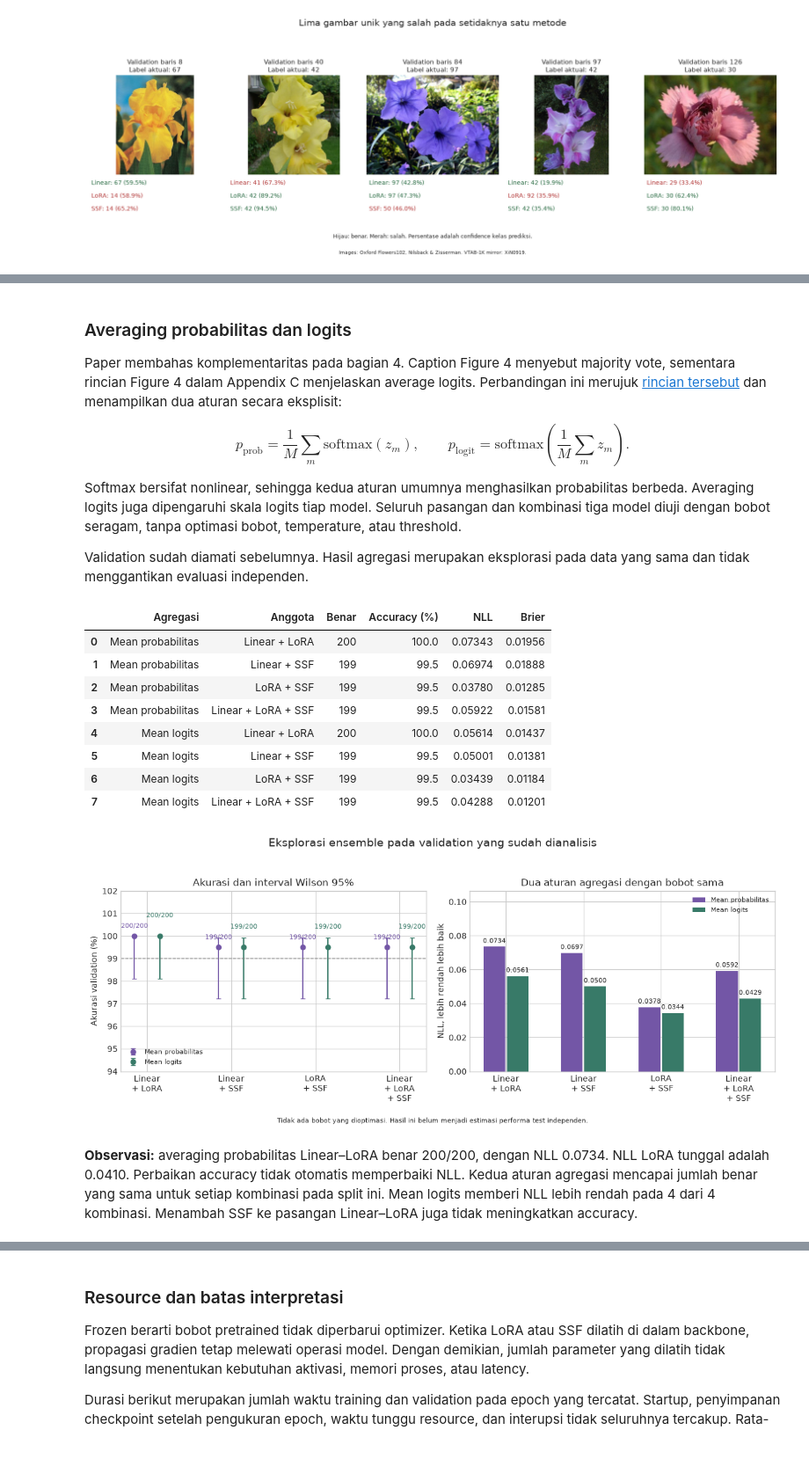
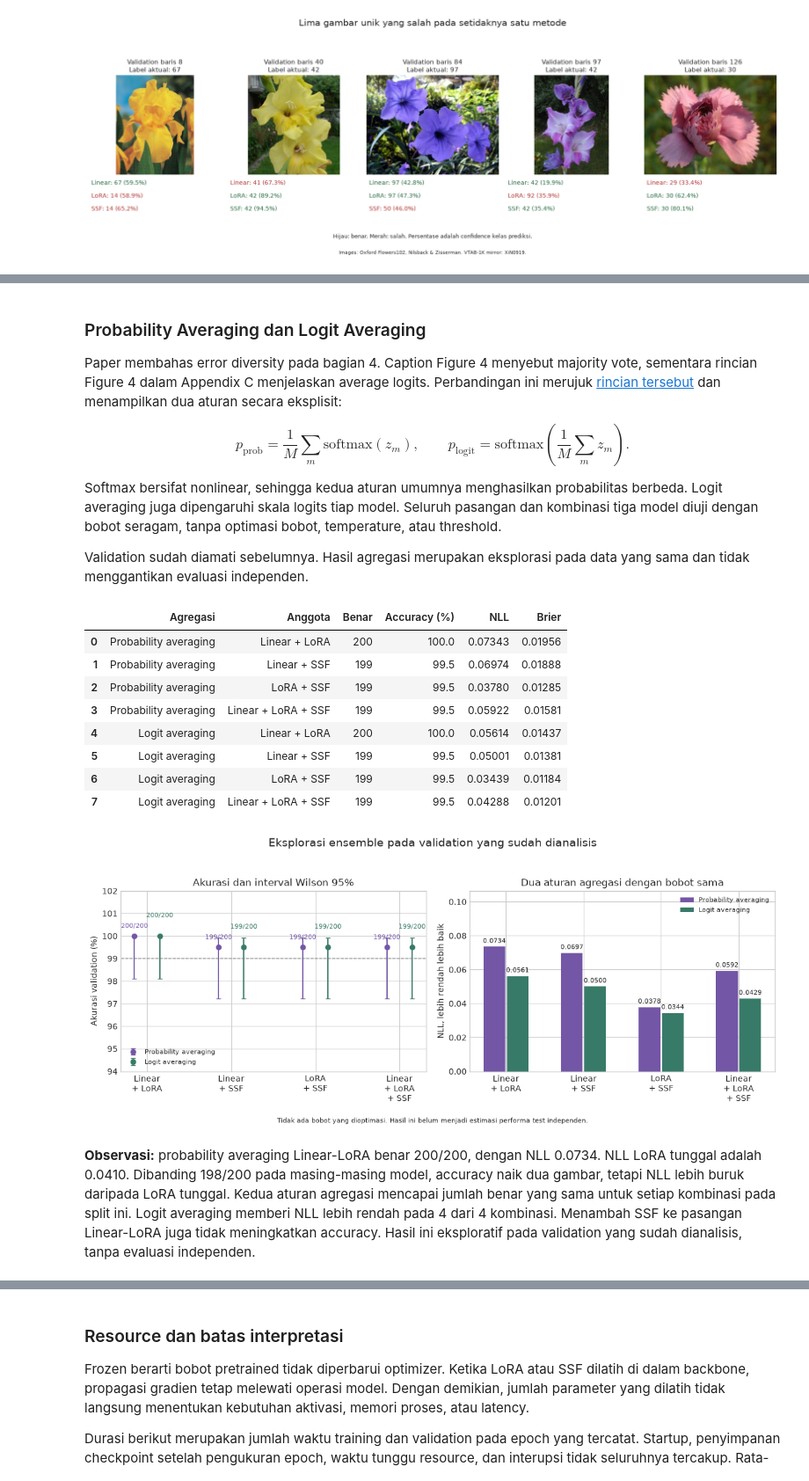
Before and after one commit to alifnw/peft-vision-flowers102, a Jupyter notebook: notebooks/01_flowers102_checkpoint1.ipynb, the cells around one changed output, grey strips where cells are left out. Shown at 88% size. Cells and saved outputs as stored; diff of their text form; code cells hidden in the pictures; blank space fills up the shorter version.

```diff
--- a/notebooks/01_flowers102_checkpoint1.ipynb
+++ b/notebooks/01_flowers102_checkpoint1.ipynb
@@ -459,50 +493,50 @@ Linear benar pada baris 97 dengan confidence sekitar 19,9%, tetapi salah pada ba
 # %% [markdown]
-### Averaging probabilitas dan logits
+### Probability Averaging dan Logit Averaging
 
-Paper membahas komplementaritas pada bagian 4. Caption Figure 4 menyebut majority vote, sementara rincian Figure 4 dalam Appendix C menjelaskan average logits. Perbandingan ini merujuk [rincian tersebut](https://arxiv.org/html/2409.16434v5) dan menampilkan dua aturan secara eksplisit:
+Paper membahas error diversity pada bagian 4. Caption Figure 4 menyebut majority vote, sementara rincian Figure 4 dalam Appendix C menjelaskan average logits. Perbandingan ini merujuk [rincian tersebut](https://arxiv.org/html/2409.16434v5) dan menampilkan dua aturan secara eksplisit:
 
 $$p_{\mathrm{prob}}=\frac{1}{M}\sum_m\mathrm{softmax}(z_m),\qquad
 p_{\mathrm{logit}}=\mathrm{softmax}\left(\frac{1}{M}\sum_m z_m\right).$$
 
-Softmax bersifat nonlinear, sehingga kedua aturan umumnya menghasilkan probabilitas berbeda. Averaging logits juga dipengaruhi skala logits tiap model. Seluruh pasangan dan kombinasi tiga model diuji dengan bobot seragam, tanpa optimasi bobot, temperature, atau threshold.
+Softmax bersifat nonlinear, sehingga kedua aturan umumnya menghasilkan probabilitas berbeda. Logit averaging juga dipengaruhi skala logits tiap model. Seluruh pasangan dan kombinasi tiga model diuji dengan bobot seragam, tanpa optimasi bobot, temperature, atau threshold.
 
 Validation sudah diamati sebelumnya. Hasil agregasi merupakan eksplorasi pada data yang sama dan tidak menggantikan evaluasi independen.
 # %%
 ensembles = analysis.ensemble_table(runs)
 exports.table(ensembles, "exploratory-ensembles", "Diskusi",
-              "Empat kombinasi anggota dibandingkan dengan mean probabilitas dan mean logits.",
+              "Empat kombinasi anggota dibandingkan dengan probability averaging dan logit averaging.",
               "Delapan hasil eksplorasi pada validation yang sudah dianalisis.")
 display(ensembles[["aggregation", "ensemble", "correct", "accuracy_percent", "nll", "brier_multiclass_sum"]]
-        .replace({"aggregation": {"probability_mean": "Mean probabilitas", "logit_mean": "Mean logits"}})
+        .replace({"aggregation": {"probability_mean": "Probability averaging", "logit_mean": "Logit averaging"}})
         .round(5).rename(columns={"aggregation": "Agregasi", "ensemble": "Anggota", "correct": "Benar",
                                   "accuracy_percent": "Accuracy (%)", "nll": "NLL", "brier_multiclass_sum": "Brier"}))
 show_asset(figures.ensemble_results(ensembles), "exploratory-ensembles", "Diskusi",
            "Accuracy dan NLL dari dua aturan agregasi.",
            "Tidak ada pemilihan bobot atau hasil test independen.")
 mean_pair = ensembles.loc[(ensembles["aggregation"] == "probability_mean") &
                            (ensembles["ensemble"] == "Linear + LoRA")].iloc[0]
 prob_nll = ensembles.loc[ensembles["aggregation"] == "probability_mean"].set_index("ensemble")["nll"]
 logit_nll = ensembles.loc[ensembles["aggregation"] == "logit_mean"].set_index("ensemble")["nll"]
 lower_nll_count = int((logit_nll < prob_nll).sum())
 display(Markdown(
-    f"**Observasi:** averaging probabilitas Linear–LoRA benar {int(mean_pair['correct'])}/200, "
+    f"**Observasi:** probability averaging Linear-LoRA benar {int(mean_pair['correct'])}/200, "
     f"dengan NLL {mean_pair['nll']:.4f}. NLL LoRA tunggal adalah {runs['LoRA']['metrics']['nll']:.4f}. "
-    "Perbaikan accuracy tidak otomatis memperbaiki NLL. Kedua aturan agregasi mencapai jumlah benar yang sama "
-    f"untuk setiap kombinasi pada split ini. Mean logits memberi NLL lebih rendah pada {lower_nll_count} dari {len(prob_nll)} kombinasi. "
-    "Menambah SSF ke pasangan Linear–LoRA juga tidak meningkatkan accuracy."
+    "Dibanding 198/200 pada masing-masing model, accuracy naik dua gambar, tetapi NLL lebih buruk daripada LoRA tunggal. Kedua aturan agregasi mencapai jumlah benar yang sama "
+    f"untuk setiap kombinasi pada split ini. Logit averaging memberi NLL lebih rendah pada {lower_nll_count} dari {len(prob_nll)} kombinasi. "
+    "Menambah SSF ke pasangan Linear-LoRA juga tidak meningkatkan accuracy. Hasil ini eksploratif pada validation yang sudah dianalisis, tanpa evaluasi independen."
 ))
 # %% [output]
 |  | Agregasi | Anggota | Benar | Accuracy (%) | NLL | Brier |
-| 0 | Mean probabilitas | Linear + LoRA | 200 | 100.0 | 0.07343 | 0.01956 |
-| 1 | Mean probabilitas | Linear + SSF | 199 | 99.5 | 0.06974 | 0.01888 |
-| 2 | Mean probabilitas | LoRA + SSF | 199 | 99.5 | 0.03780 | 0.01285 |
-| 3 | Mean probabilitas | Linear + LoRA + SSF | 199 | 99.5 | 0.05922 | 0.01581 |
-| 4 | Mean logits | Linear + LoRA | 200 | 100.0 | 0.05614 | 0.01437 |
-| 5 | Mean logits | Linear + SSF | 199 | 99.5 | 0.05001 | 0.01381 |
-| 6 | Mean logits | LoRA + SSF | 199 | 99.5 | 0.03439 | 0.01184 |
-| 7 | Mean logits | Linear + LoRA + SSF | 199 | 99.5 | 0.04288 | 0.01201 |
+| 0 | Probability averaging | Linear + LoRA | 200 | 100.0 | 0.07343 | 0.01956 |
+| 1 | Probability averaging | Linear + SSF | 199 | 99.5 | 0.06974 | 0.01888 |
+| 2 | Probability averaging | LoRA + SSF | 199 | 99.5 | 0.03780 | 0.01285 |
+| 3 | Probability averaging | Linear + LoRA + SSF | 199 | 99.5 | 0.05922 | 0.01581 |
+| 4 | Logit averaging | Linear + LoRA | 200 | 100.0 | 0.05614 | 0.01437 |
+| 5 | Logit averaging | Linear + SSF | 199 | 99.5 | 0.05001 | 0.01381 |
+| 6 | Logit averaging | LoRA + SSF | 199 | 99.5 | 0.03439 | 0.01184 |
+| 7 | Logit averaging | Linear + LoRA + SSF | 199 | 99.5 | 0.04288 | 0.01201 |
-[figure, old version]
+[figure, new version]
-**Observasi:** averaging probabilitas Linear–LoRA benar 200/200, dengan NLL 0.0734. NLL LoRA tunggal adalah 0.0410. Perbaikan accuracy tidak otomatis memperbaiki NLL. Kedua aturan agregasi mencapai jumlah benar yang sama untuk setiap kombinasi pada split ini. Mean logits memberi NLL lebih rendah pada 4 dari 4 kombinasi. Menambah SSF ke pasangan Linear–LoRA juga tidak meningkatkan accuracy.
+**Observasi:** probability averaging Linear-LoRA benar 200/200, dengan NLL 0.0734. NLL LoRA tunggal adalah 0.0410. Dibanding 198/200 pada masing-masing model, accuracy naik dua gambar, tetapi NLL lebih buruk daripada LoRA tunggal. Kedua aturan agregasi mencapai jumlah benar yang sama untuk setiap kombinasi pada split ini. Logit averaging memberi NLL lebih rendah pada 4 dari 4 kombinasi. Menambah SSF ke pasangan Linear-LoRA juga tidak meningkatkan accuracy. Hasil ini eksploratif pada validation yang sudah dianalisis, tanpa evaluasi independen.
 # %%
 findings = pd.DataFrame([
     {"Temuan paper": "Metode PEFT yang dituning dapat memiliki accuracy berdekatan",
```
Also changed, not shown: parts of 31 cells of this notebook, 33 other files.
